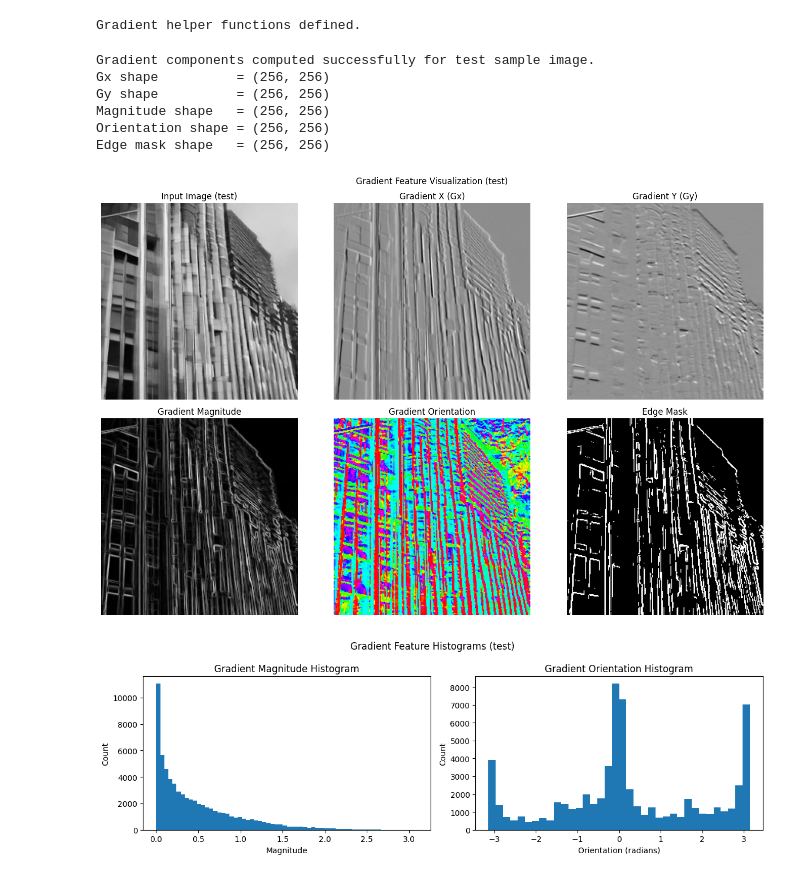
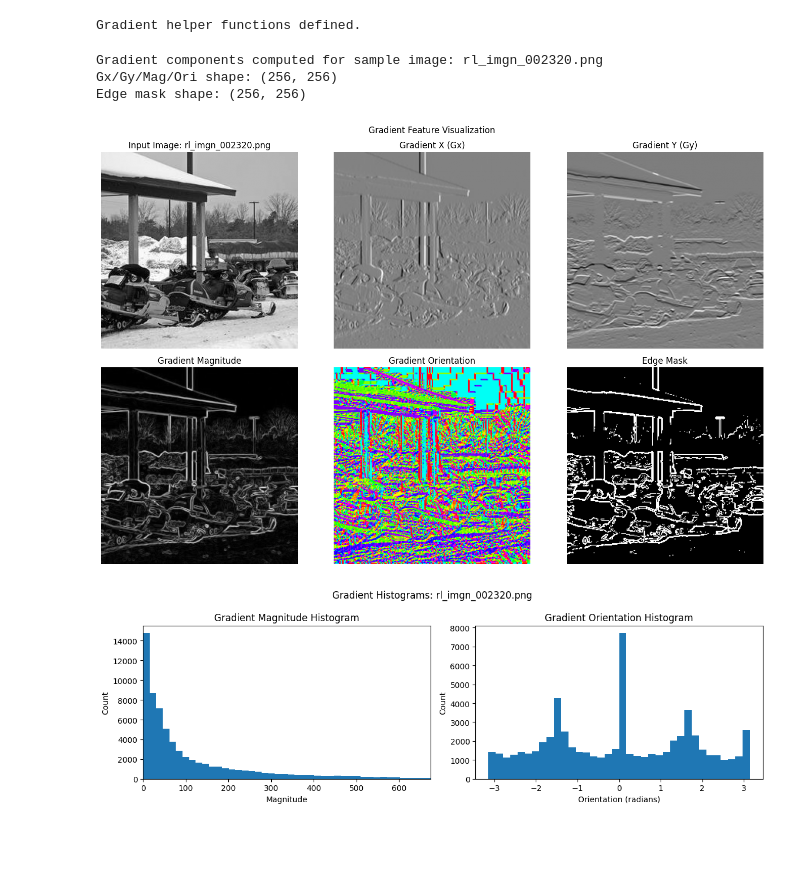
Before and after one commit to pgailinas/dip-ai-image-detection, a Jupyter notebook: notebooks/04A_Extract_Gradient_Features.ipynb, the cells around one changed output. Cells and saved outputs as stored; diff of their text form; code cells hidden in the pictures; blank space fills up the shorter version.

```diff
--- a/notebooks/04A_Extract_Gradient_Features.ipynb
+++ b/notebooks/04A_Extract_Gradient_Features.ipynb
@@ -411,0 +319,21 @@ Std: 0.2021290361881256
+# %%
+# ============================================
+# Cell 4: Load Sample Image and Verify Properties
+# ============================================
+
+sample_image = Image.open(SAMPLE_IMAGE_PATH)
+sample_array = np.array(sample_image)
+
+print("Sample image loaded successfully.")
+print(f"Sample image name: {SAMPLE_IMAGE_NAME}")
+print(f"Sample image path: {SAMPLE_IMAGE_PATH}")
+print(f"Shape: {sample_array.shape}")
+print(f"Data type: {sample_array.dtype}")
+print(f"Min intensity: {sample_array.min()}")
+print(f"Max intensity: {sample_array.max()}")
+
+plt.figure(figsize=(5, 5))
+plt.imshow(sample_array, cmap="gray")
+plt.title(f"Sample Image: {SAMPLE_IMAGE_NAME}")
+plt.axis("off")
+plt.show()
@@ -471,57 +407,51 @@ Gradient helper functions defined.
 # Cell 6: Compute Gradient Components
 # ============================================
 
-features, gx, gy, mag, ori, edge_mask = extract_gradient_features(img)
+features, gx, gy, mag, ori, edge_mask = extract_gradient_features(sample_array)
 
-print(f"Gradient components computed successfully for {SPLIT_NAME} sample image.")
-print("Gx shape          =", gx.shape)
-print("Gy shape          =", gy.shape)
-print("Magnitude shape   =", mag.shape)
-print("Orientation shape =", ori.shape)
-print("Edge mask shape   =", edge_mask.shape)
+print(f"Gradient components computed for sample image: {SAMPLE_IMAGE_NAME}")
+print(f"Gx/Gy/Mag/Ori shape: {gx.shape}")
+print(f"Edge mask shape: {edge_mask.shape}")
 # %% [output]
-Gradient components computed successfully for test sample image.
-Gx shape          = (256, 256)
-Gy shape          = (256, 256)
-Magnitude shape   = (256, 256)
-Orientation shape = (256, 256)
-Edge mask shape   = (256, 256)
+Gradient components computed for sample image: rl_imgn_002320.png
+Gx/Gy/Mag/Ori shape: (256, 256)
+Edge mask shape: (256, 256)
 # %%
 # ============================================
 # Cell 7: Display Gradient Visualization Results
 # ============================================
 
 fig, axes = plt.subplots(2, 3, figsize=(14, 9))
 
-axes[0, 0].imshow(img, cmap="gray")
-axes[0, 0].set_title(f"Input Image ({SPLIT_NAME})")
+axes[0, 0].imshow(sample_array, cmap="gray")
+axes[0, 0].set_title(f"Input Image: {SAMPLE_IMAGE_NAME}")
 axes[0, 0].axis("off")
 
 axes[0, 1].imshow(gx, cmap="gray")
 axes[0, 1].set_title("Gradient X (Gx)")
 axes[0, 1].axis("off")
 
 axes[0, 2].imshow(gy, cmap="gray")
 axes[0, 2].set_title("Gradient Y (Gy)")
 axes[0, 2].axis("off")
 
 axes[1, 0].imshow(mag, cmap="gray")
 axes[1, 0].set_title("Gradient Magnitude")
 axes[1, 0].axis("off")
 
-axes[1, 1].imshow(ori, cmap="hsv")
+axes[1, 1].imshow(ori, cmap="hsv", vmin=-np.pi, vmax=np.pi)
 axes[1, 1].set_title("Gradient Orientation")
 axes[1, 1].axis("off")
 
 axes[1, 2].imshow(edge_mask, cmap="gray")
 axes[1, 2].set_title("Edge Mask")
 axes[1, 2].axis("off")
 
-plt.suptitle(f"Gradient Feature Visualization ({SPLIT_NAME})", fontsize=12)
+plt.suptitle("Gradient Feature Visualization", fontsize=12)
 plt.tight_layout()
 plt.show()
 # %% [output]
-[figure, old version]
+[figure, new version]
 # %%
 # ============================================
 # Cell 8: Plot Gradient Histograms
@@ -530,6 +460,7 @@ plt.show()
 fig, axes = plt.subplots(1, 2, figsize=(12, 4))
 
 axes[0].hist(mag.ravel(), bins=64)
+axes[0].set_xlim(0, np.percentile(mag, 99))
 axes[0].set_title("Gradient Magnitude Histogram")
 axes[0].set_xlabel("Magnitude")
 axes[0].set_ylabel("Count")
@@ -539,8 +470,8 @@ axes[1].set_title("Gradient Orientation Histogram")
 axes[1].set_xlabel("Orientation (radians)")
 axes[1].set_ylabel("Count")
 
-plt.suptitle(f"Gradient Feature Histograms ({SPLIT_NAME})", fontsize=12)
+plt.suptitle(f"Gradient Histograms: {SAMPLE_IMAGE_NAME}", fontsize=12)
 plt.tight_layout()
 plt.show()
 # %% [output]
-[figure, old version]
+[figure, new version]
```
Also changed, not shown: parts of 15 cells of this notebook.
